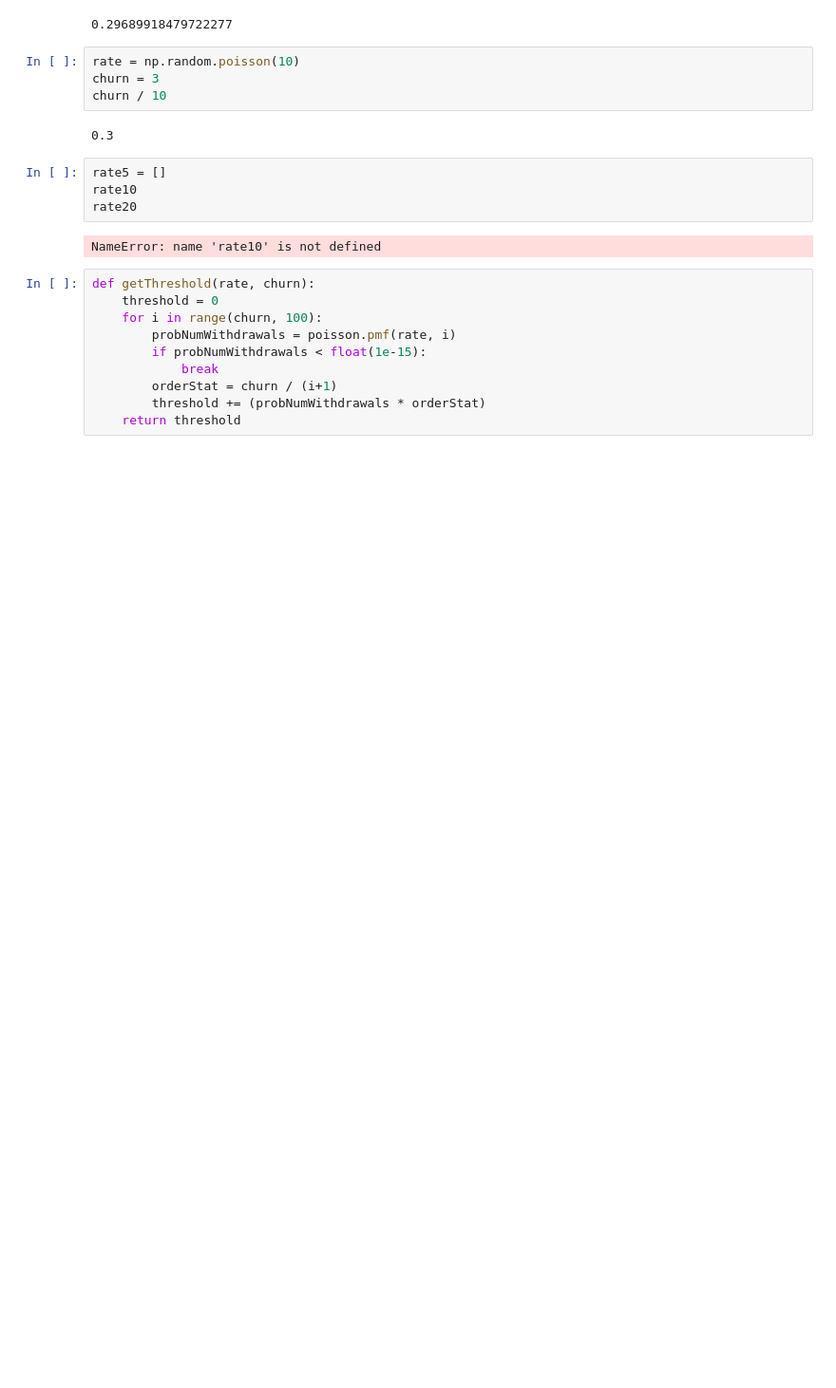
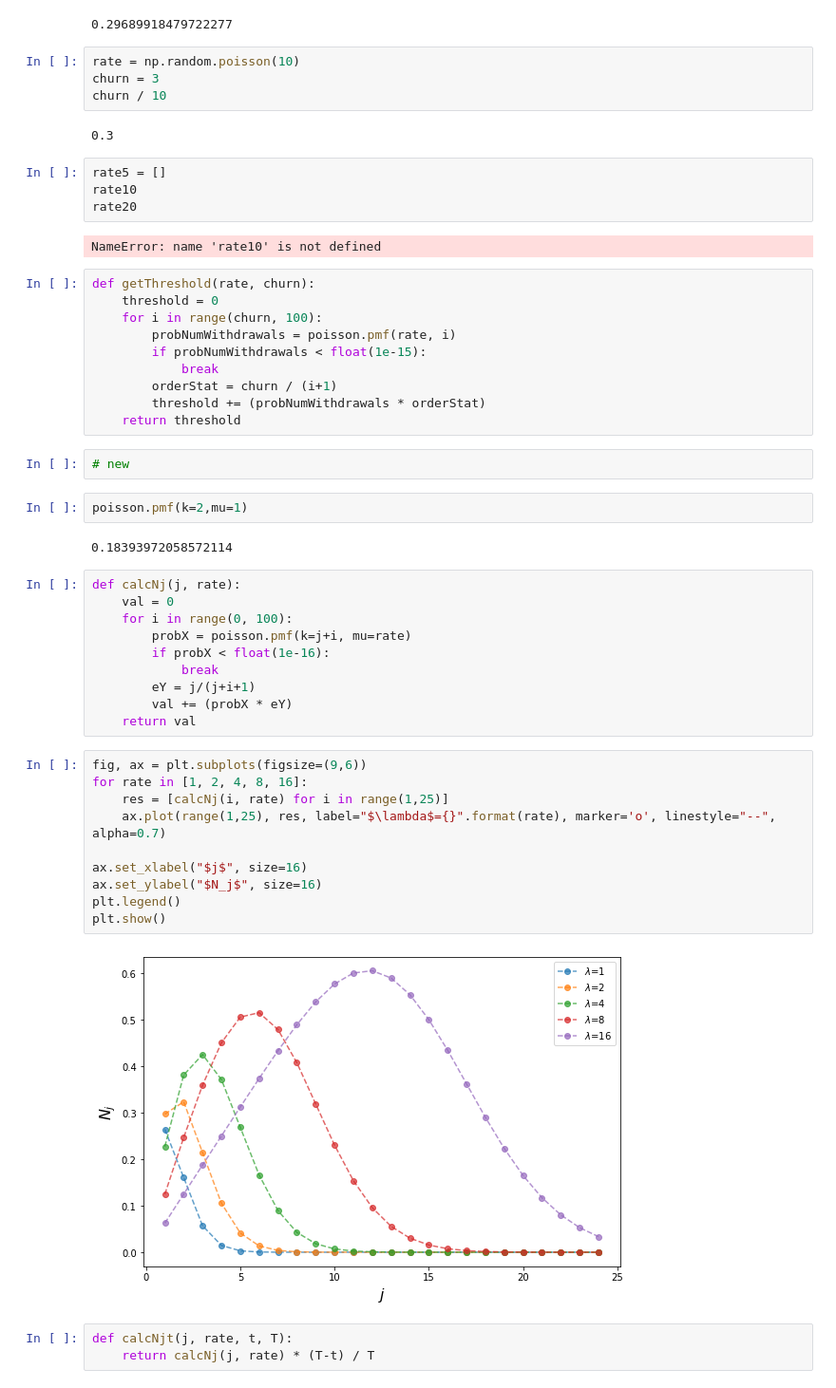
Before and after one commit to michaelneuder/issuance, a Jupyter notebook: wdraws.ipynb, the cells around one changed output. Shown at 95% size. Drawn from its saved outputs; the diff is of its cells as text; blank space fills up the shorter version.

```diff
--- a/wdraws.ipynb
+++ b/wdraws.ipynb
@@ -125,3 +129,34 @@ def getThreshold(rate, churn):
         orderStat = churn / (i+1)
         threshold += (probNumWithdrawals * orderStat)
     return threshold
+# %%
+# new
+# %%
+poisson.pmf(k=2,mu=1)
+# %% [output]
+0.18393972058572114
+# %%
+def calcNj(j, rate):
+    val = 0
+    for i in range(0, 100):
+        probX = poisson.pmf(k=j+i, mu=rate)
+        if probX < float(1e-16):
+            break
+        eY = j/(j+i+1)
+        val += (probX * eY)
+    return val
+# %%
+fig, ax = plt.subplots(figsize=(9,6))
+for rate in [1, 2, 4, 8, 16]:
+    res = [calcNj(i, rate) for i in range(1,25)]
+    ax.plot(range(1,25), res, label="$\lambda$={}".format(rate), marker='o', linestyle="--", alpha=0.7)
+
+ax.set_xlabel("$j$", size=16)
+ax.set_ylabel("$N_j$", size=16)
+plt.legend()
+plt.show()
+# %% [output]
+[figure, added]
+# %%
+def calcNjt(j, rate, t, T):
+    return calcNj(j, rate) * (T-t) / T
```
Also changed, not shown: parts of 6 cells of this notebook.
